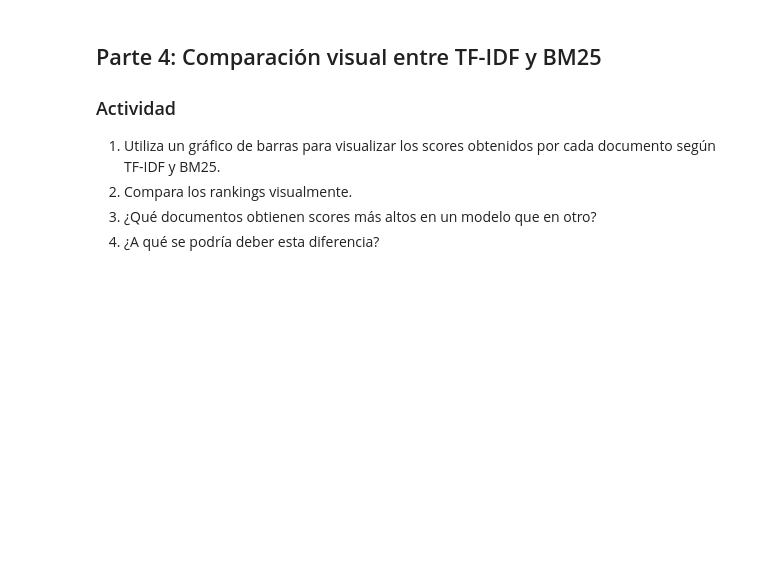
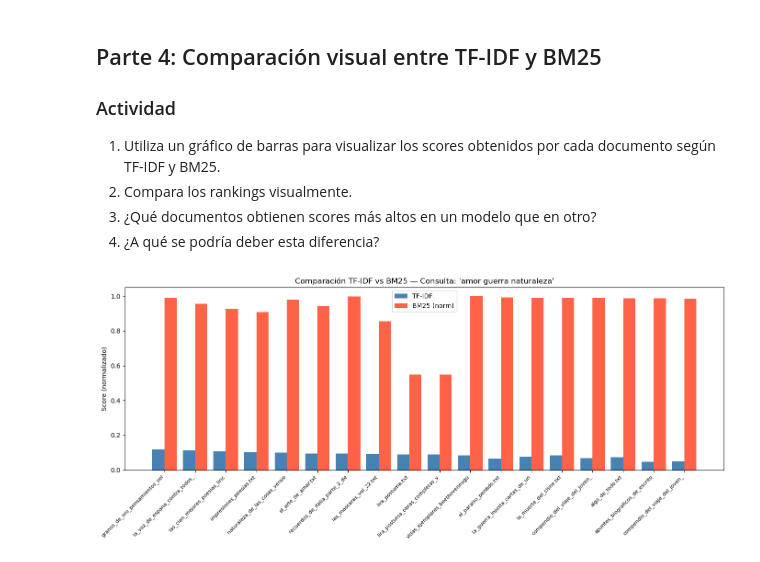
Before and after one commit to Miguel-EMC/recuperacion_de_informacion, a Jupyter notebook: 04bm25/04bm25.ipynb, the cells around one changed output. Saved outputs shown, nothing was run; the diff lists cells and outputs as text; code cells hidden in the pictures; blank space fills up the shorter version.

```diff
--- a/04bm25/04bm25.ipynb
+++ b/04bm25/04bm25.ipynb
@@ -56,3 +232,48 @@ Utilizaremos el corpus `Gutenberg 1000`
 2. Compara los rankings visualmente.
 3. ¿Qué documentos obtienen scores más altos en un modelo que en otro?
 4. ¿A qué se podría deber esta diferencia?
+# %%
+import matplotlib.pyplot as plt
+
+# Top 10 de cada modelo
+top_docs_tfidf = resultados['Documento'].tolist()
+top_docs_bm25  = resultado_bm25['Documento'].tolist()
+
+# Unión de los top docs de ambos modelos
+todos = list(dict.fromkeys(top_docs_tfidf + top_docs_bm25))
+
+# Scores TF-IDF para cada doc de la unión
+scores_tfidf_all = cosine_similarity(query_tfidf, tfidf_matrix).flatten()
+tfidf_scores = [scores_tfidf_all[doc_names.index(d)] for d in todos]
+
+# Scores BM25 para cada doc de la unión
+query_vec   = count_vec.transform([query])
+query_terms = query_vec.nonzero()[1]
+scores_bm25_all = np.zeros(N)
+for term_idx in query_terms:
+    tf          = np.asarray(tf_matrix[:, term_idx].todense()).flatten()
+    numerador   = tf * (k1 + 1)
+    denominador = tf + k1 * (1 - b + b * doc_len / avgdl)
+    scores_bm25_all += idf_bm25[term_idx] * (numerador / denominador)
+bm25_scores = [scores_bm25_all[doc_names.index(d)] for d in todos]
+
+# Normalizar BM25 a [0,1] para comparar en misma escala
+bm25_scores_norm = np.array(bm25_scores) / max(bm25_scores)
+
+# Gráfico de barras comparativo
+x      = range(len(todos))
+labels = [d[:30] for d in todos]  # truncar nombres largos
+
+fig, ax = plt.subplots(figsize=(14, 6))
+ax.bar([i - 0.2 for i in x], tfidf_scores,  width=0.4, label='TF-IDF',      color='steelblue')
+ax.bar([i + 0.2 for i in x], bm25_scores_norm, width=0.4, label='BM25 (norm)', color='tomato')
+
+ax.set_xticks(list(x))
+ax.set_xticklabels(labels, rotation=45, ha='right', fontsize=8)
+ax.set_ylabel('Score (normalizado)')
+ax.set_title(f"Comparación TF-IDF vs BM25 — Consulta: '{query}'")
+ax.legend()
+plt.tight_layout()
+plt.show()
+# %% [output]
+[figure, added]
```
Also changed, not shown: parts of 4 cells of this notebook, 1 other file.
